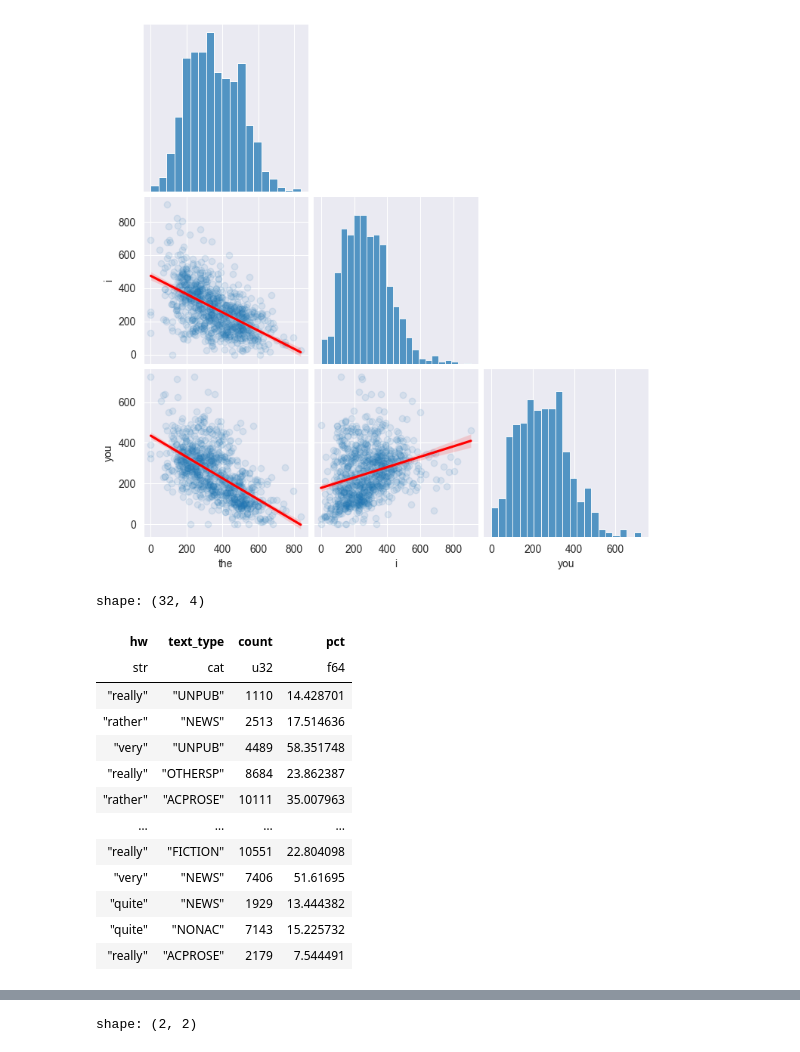
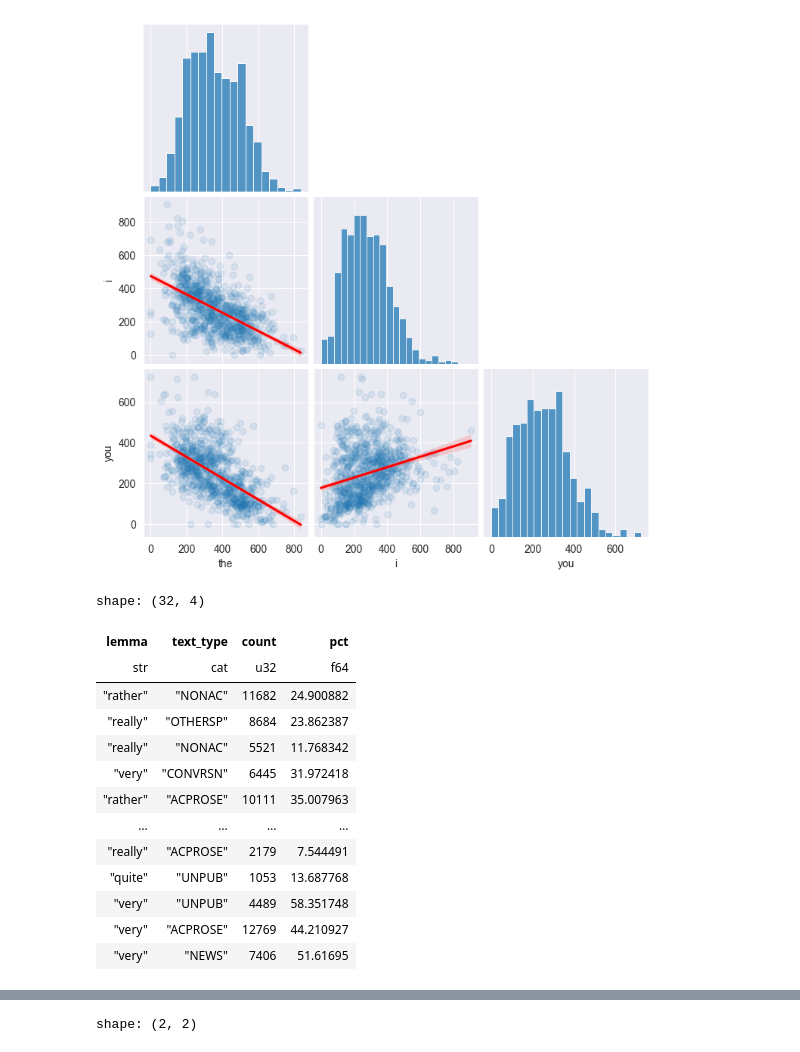
Before and after one commit to rmalouf/polars_corpus, a Jupyter notebook: examples/concordances.ipynb, the cells around one changed output, grey strips where cells are left out. Saved outputs shown, nothing was run; the diff lists cells and outputs as text; code cells hidden in the pictures.

```diff
--- a/examples/concordances.ipynb
+++ b/examples/concordances.ipynb
@@ -70,29 +70,29 @@ sns.pairplot(the.to_pandas(), vars=['the','i','you'], kind='reg', corner=True, p
 <seaborn.axisgrid.PairGrid at 0x...>
 [figure]
 # %%
-hits = bnc.filter(pl.col("hw").is_in(["very", "really", "rather", "quite"]),
+hits = bnc.filter(pl.col("lemma").is_in(["very", "really", "rather", "quite"]),
                   pl.col("c5") == 'AV0')
-counts = hits.group_by("hw", "text_type") \
+counts = hits.group_by("lemma", "text_type") \
     .agg(pl.len().alias('count')) \
     .with_columns(
     (pl.col('count') / pl.col('count').sum().over('text_type') * 100).alias('pct')
 )
 counts
 # %% [output]
 shape: (32, 4)
-| hw | text_type | count | pct |
+| lemma | text_type | count | pct |
 | str | cat | u32 | f64 |
-| "really" | "UNPUB" | 1110 | 14.428701 |
-| "rather" | "NEWS" | 2513 | 17.514636 |
-| "very" | "UNPUB" | 4489 | 58.351748 |
+| "rather" | "NONAC" | 11682 | 24.900882 |
 | "really" | "OTHERSP" | 8684 | 23.862387 |
+| "really" | "NONAC" | 5521 | 11.768342 |
+| "very" | "CONVRSN" | 6445 | 31.972418 |
 | "rather" | "ACPROSE" | 10111 | 35.007963 |
 | … | … | … | … |
-| "really" | "FICTION" | 10551 | 22.804098 |
+| "really" | "ACPROSE" | 2179 | 7.544491 |
+| "quite" | "UNPUB" | 1053 | 13.687768 |
+| "very" | "UNPUB" | 4489 | 58.351748 |
+| "very" | "ACPROSE" | 12769 | 44.210927 |
 | "very" | "NEWS" | 7406 | 51.61695 |
-| "quite" | "NEWS" | 1929 | 13.444382 |
-| "quite" | "NONAC" | 7143 | 15.225732 |
-| "really" | "ACPROSE" | 2179 | 7.544491 |
 # %%
 chart = counts.plot.bar(x="pct", y="text_type", color="hw").properties(height=500,width=800)
 chart.encoding.y.title = "Text type"
```
Also changed, not shown: parts of 7 cells of this notebook, 7 other files.
